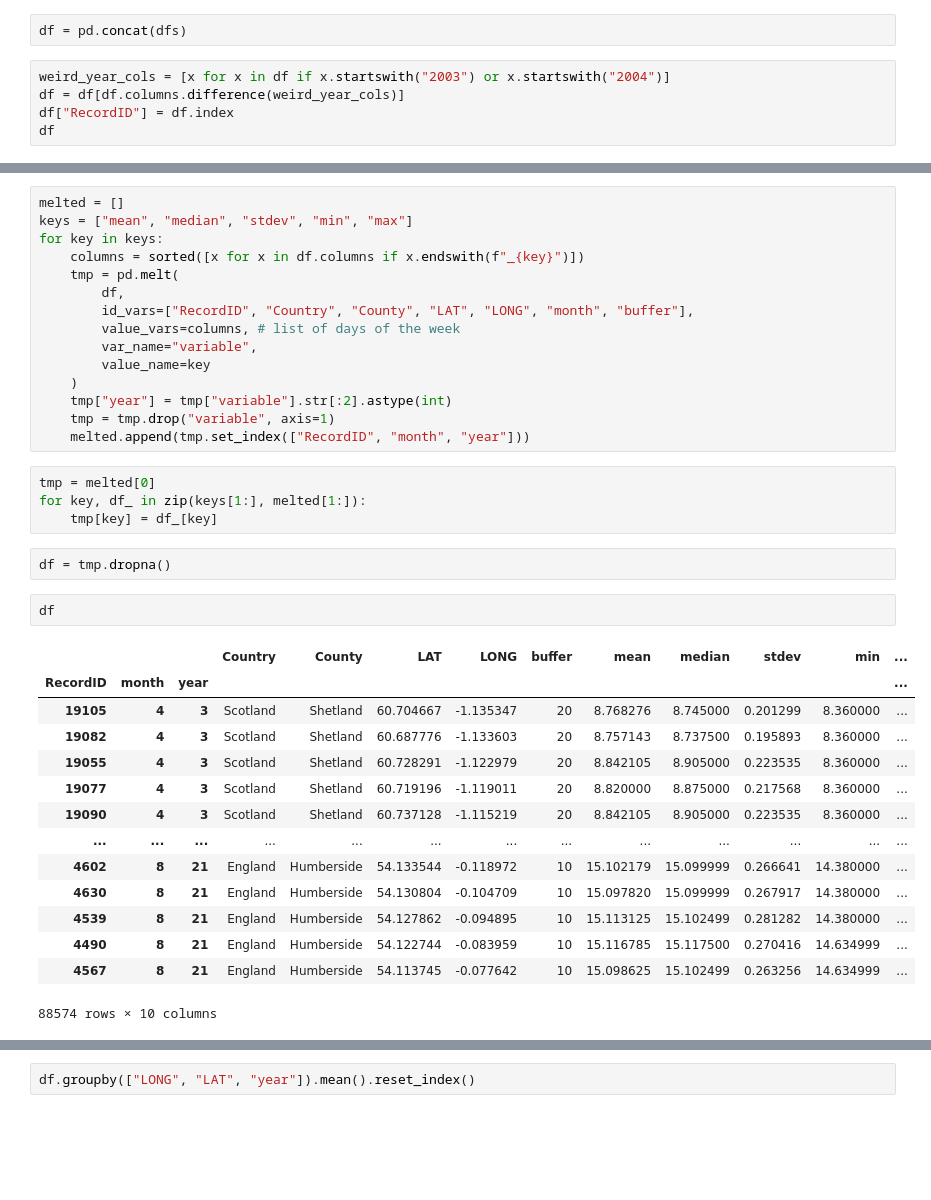
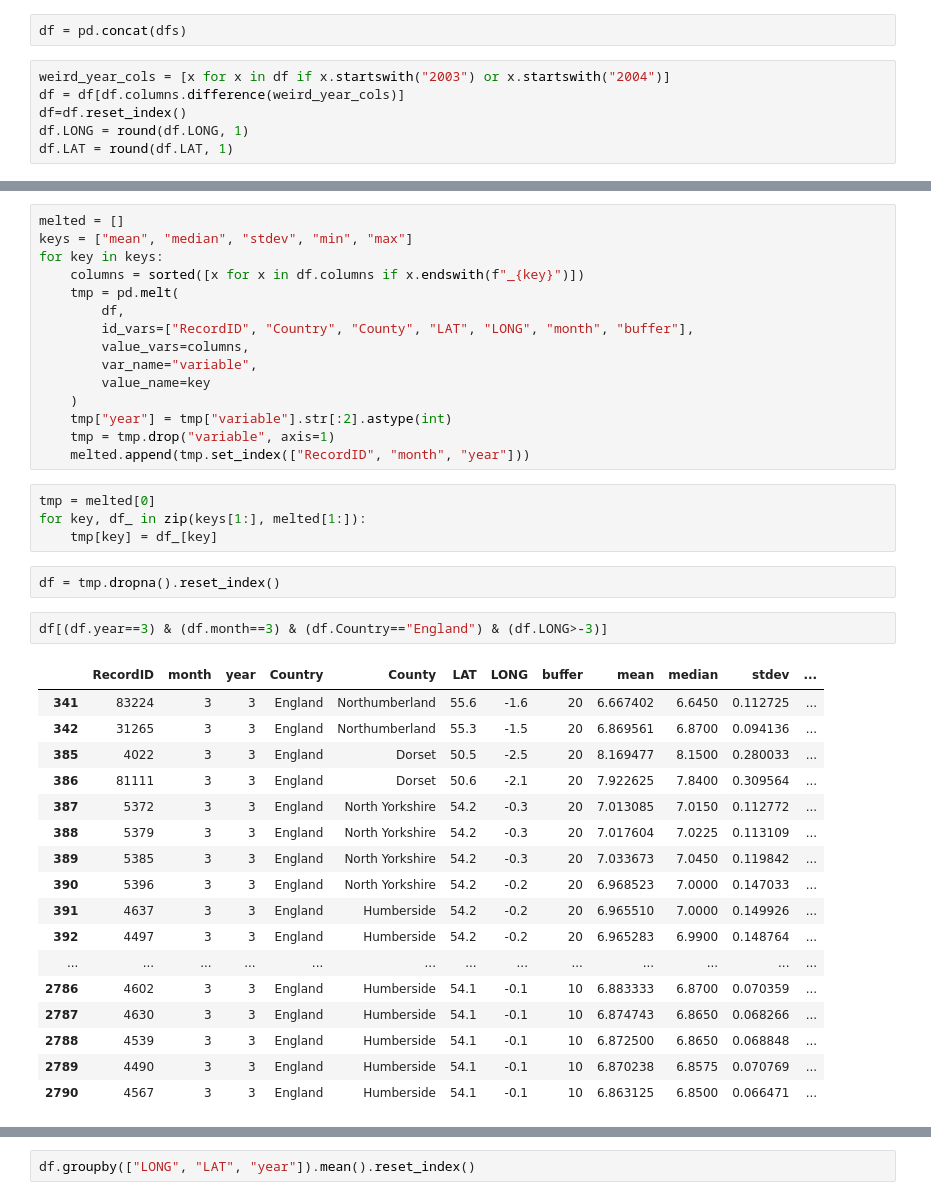
Before and after one commit to mcleantom/livs_analysis, a Jupyter notebook: analysis.ipynb, the cells around one changed output, grey strips where cells are left out. Saved outputs shown, nothing was run; the diff lists cells and outputs as text; blank space fills up the shorter version.

```diff
--- a/analysis.ipynb
+++ b/analysis.ipynb
@@ -26,5 +28,6 @@ df = pd.concat(dfs)
 # %%
 weird_year_cols = [x for x in df if x.startswith("2003") or x.startswith("2004")]
 df = df[df.columns.difference(weird_year_cols)]
-df["RecordID"] = df.index
-df
+df=df.reset_index()
+df.LONG = round(df.LONG, 1)
+df.LAT = round(df.LAT, 1)
@@ -51,7 +39,7 @@ for key in keys:
     tmp = pd.melt(
         df,
         id_vars=["RecordID", "Country", "County", "LAT", "LONG", "month", "buffer"],
-        value_vars=columns, # list of days of the week
+        value_vars=columns,
         var_name="variable",
         value_name=key
     )
@@ -63,24 +51,27 @@ tmp = melted[0]
 for key, df_ in zip(keys[1:], melted[1:]):
     tmp[key] = df_[key]
 # %%
-df = tmp.dropna()
+df = tmp.dropna().reset_index()
 # %%
-df
+df[(df.year==3) & (df.month==3) & (df.Country=="England") & (df.LONG>-3)]
 # %% [output]
-|  |  |  | Country | County | LAT | LONG | buffer | mean | median | stdev | min | ... |
-| RecordID | month | year |  |  |  |  |  |  |  |  |  | ... |
-| 19105 | 4 | 3 | Scotland | Shetland | 60.704667 | -1.135347 | 20 | 8.768276 | 8.745000 | 0.201299 | 8.360000 | ... |
-| 19082 | 4 | 3 | Scotland | Shetland | 60.687776 | -1.133603 | 20 | 8.757143 | 8.737500 | 0.195893 | 8.360000 | ... |
-| 19055 | 4 | 3 | Scotland | Shetland | 60.728291 | -1.122979 | 20 | 8.842105 | 8.905000 | 0.223535 | 8.360000 | ... |
-| 19077 | 4 | 3 | Scotland | Shetland | 60.719196 | -1.119011 | 20 | 8.820000 | 8.875000 | 0.217568 | 8.360000 | ... |
-| 19090 | 4 | 3 | Scotland | Shetland | 60.737128 | -1.115219 | 20 | 8.842105 | 8.905000 | 0.223535 | 8.360000 | ... |
+|  | RecordID | month | year | Country | County | LAT | LONG | buffer | mean | median | stdev | ... |
+| 341 | 83224 | 3 | 3 | England | Northumberland | 55.6 | -1.6 | 20 | 6.667402 | 6.6450 | 0.112725 | ... |
+| 342 | 31265 | 3 | 3 | England | Northumberland | 55.3 | -1.5 | 20 | 6.869561 | 6.8700 | 0.094136 | ... |
+| 385 | 4022 | 3 | 3 | England | Dorset | 50.5 | -2.5 | 20 | 8.169477 | 8.1500 | 0.280033 | ... |
+| 386 | 81111 | 3 | 3 | England | Dorset | 50.6 | -2.1 | 20 | 7.922625 | 7.8400 | 0.309564 | ... |
+| 387 | 5372 | 3 | 3 | England | North Yorkshire | 54.2 | -0.3 | 20 | 7.013085 | 7.0150 | 0.112772 | ... |
+| 388 | 5379 | 3 | 3 | England | North Yorkshire | 54.2 | -0.3 | 20 | 7.017604 | 7.0225 | 0.113109 | ... |
+| 389 | 5385 | 3 | 3 | England | North Yorkshire | 54.2 | -0.3 | 20 | 7.033673 | 7.0450 | 0.119842 | ... |
+| 390 | 5396 | 3 | 3 | England | North Yorkshire | 54.2 | -0.2 | 20 | 6.968523 | 7.0000 | 0.147033 | ... |
+| 391 | 4637 | 3 | 3 | England | Humberside | 54.2 | -0.2 | 20 | 6.965510 | 7.0000 | 0.149926 | ... |
+| 392 | 4497 | 3 | 3 | England | Humberside | 54.2 | -0.2 | 20 | 6.965283 | 6.9900 | 0.148764 | ... |
 | ... | ... | ... | ... | ... | ... | ... | ... | ... | ... | ... | ... | ... |
-| 4602 | 8 | 21 | England | Humberside | 54.133544 | -0.118972 | 10 | 15.102179 | 15.099999 | 0.266641 | 14.380000 | ... |
-| 4630 | 8 | 21 | England | Humberside | 54.130804 | -0.104709 | 10 | 15.097820 | 15.099999 | 0.267917 | 14.380000 | ... |
-| 4539 | 8 | 21 | England | Humberside | 54.127862 | -0.094895 | 10 | 15.113125 | 15.102499 | 0.281282 | 14.380000 | ... |
-| 4490 | 8 | 21 | England | Humberside | 54.122744 | -0.083959 | 10 | 15.116785 | 15.117500 | 0.270416 | 14.634999 | ... |
-| 4567 | 8 | 21 | England | Humberside | 54.113745 | -0.077642 | 10 | 15.098625 | 15.102499 | 0.263256 | 14.634999 | ... |
+| 2786 | 4602 | 3 | 3 | England | Humberside | 54.1 | -0.1 | 10 | 6.883333 | 6.8700 | 0.070359 | ... |
+| 2787 | 4630 | 3 | 3 | England | Humberside | 54.1 | -0.1 | 10 | 6.874743 | 6.8650 | 0.068266 | ... |
+| 2788 | 4539 | 3 | 3 | England | Humberside | 54.1 | -0.1 | 10 | 6.872500 | 6.8650 | 0.068848 | ... |
+| 2789 | 4490 | 3 | 3 | England | Humberside | 54.1 | -0.1 | 10 | 6.870238 | 6.8575 | 0.070769 | ... |
+| 2790 | 4567 | 3 | 3 | England | Humberside | 54.1 | -0.1 | 10 | 6.863125 | 6.8500 | 0.066471 | ... |
-88574 rows × 10 columns
 # %%
 df.describe()
 # %% [output]
```
Also changed, not shown: parts of 13 cells of this notebook, 1 other file.
